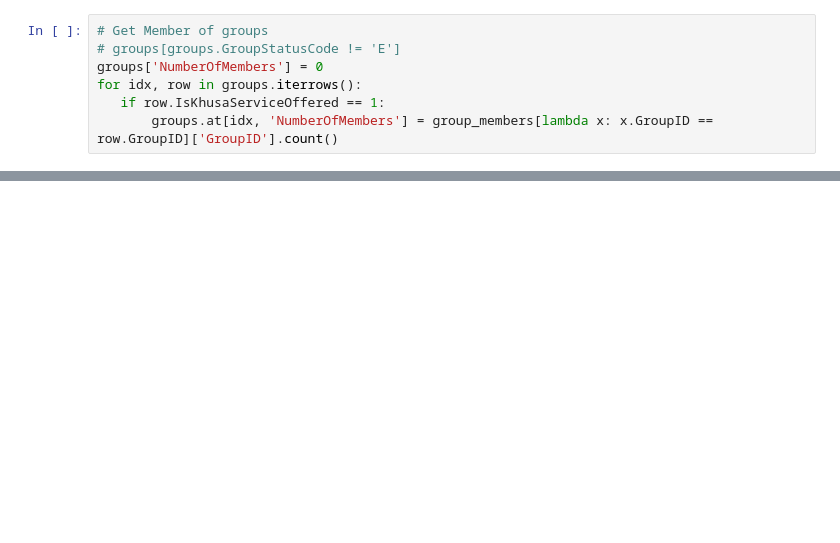
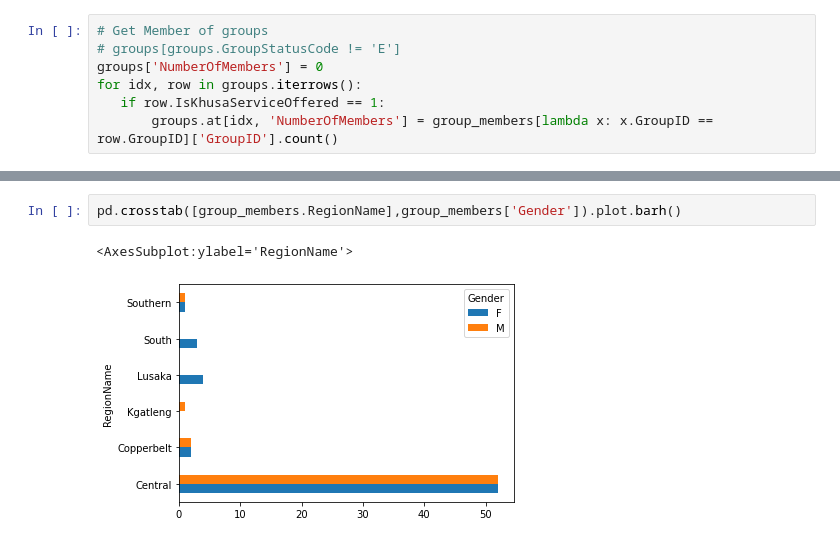
Before and after one commit to pike-msonda/adds_project, a Jupyter notebook: vsla.ipynb, the cells around one changed output, grey strips where cells are left out. Cells and saved outputs as stored; diff of their text form; blank space fills up the shorter version.

```diff
--- a/vsla.ipynb
+++ b/vsla.ipynb
@@ -48,0 +69,5 @@ Int64Index([  0,   1,   2,   3,   4,   5,   6,   7,   8,   9,
+# %%
+pd.crosstab([group_members.RegionName],group_members['Gender']).plot.barh()
+# %% [output]
+<AxesSubplot:ylabel='RegionName'>
+[figure, added]
```
Also changed, not shown: parts of 9 cells of this notebook.
